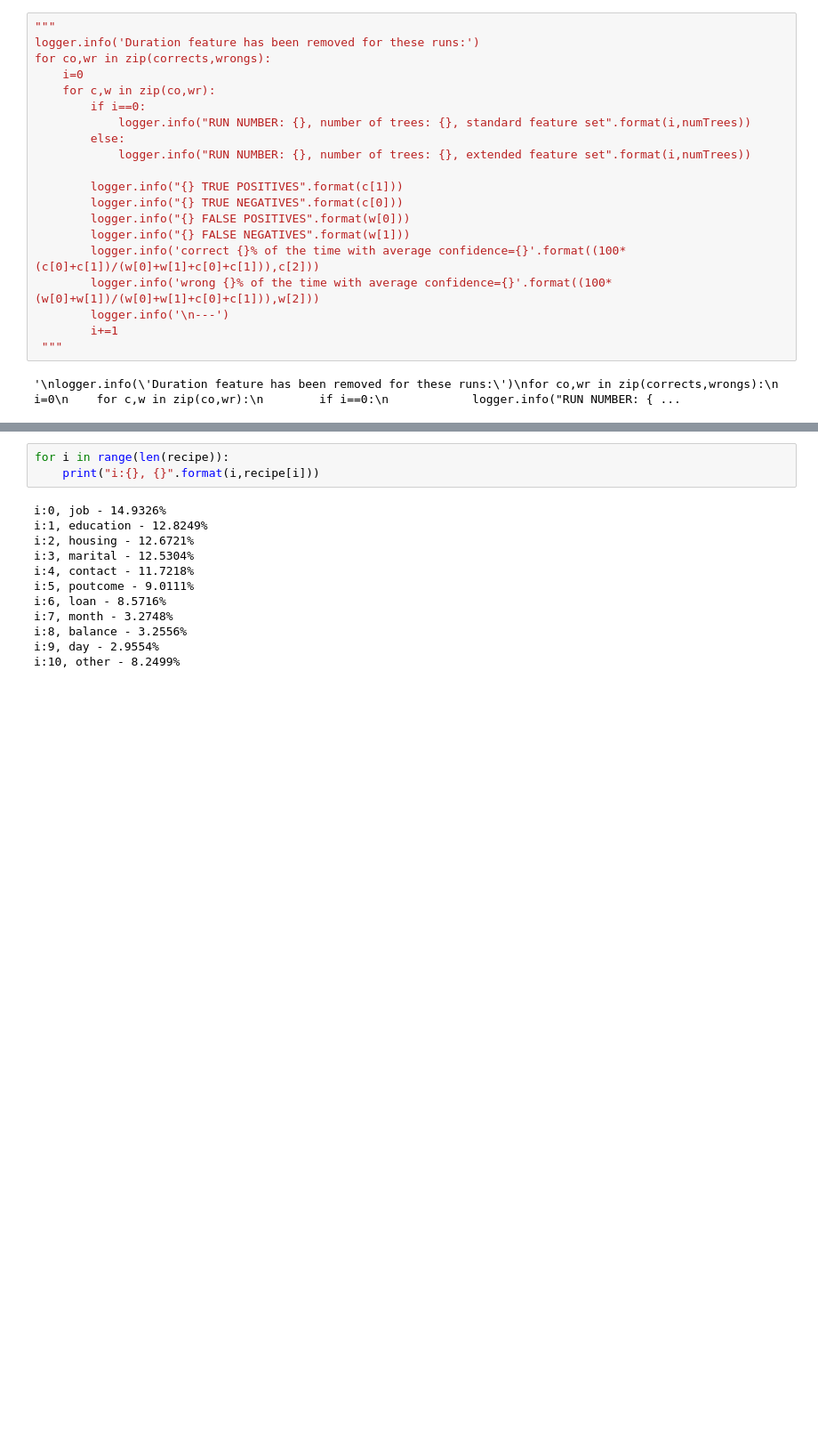
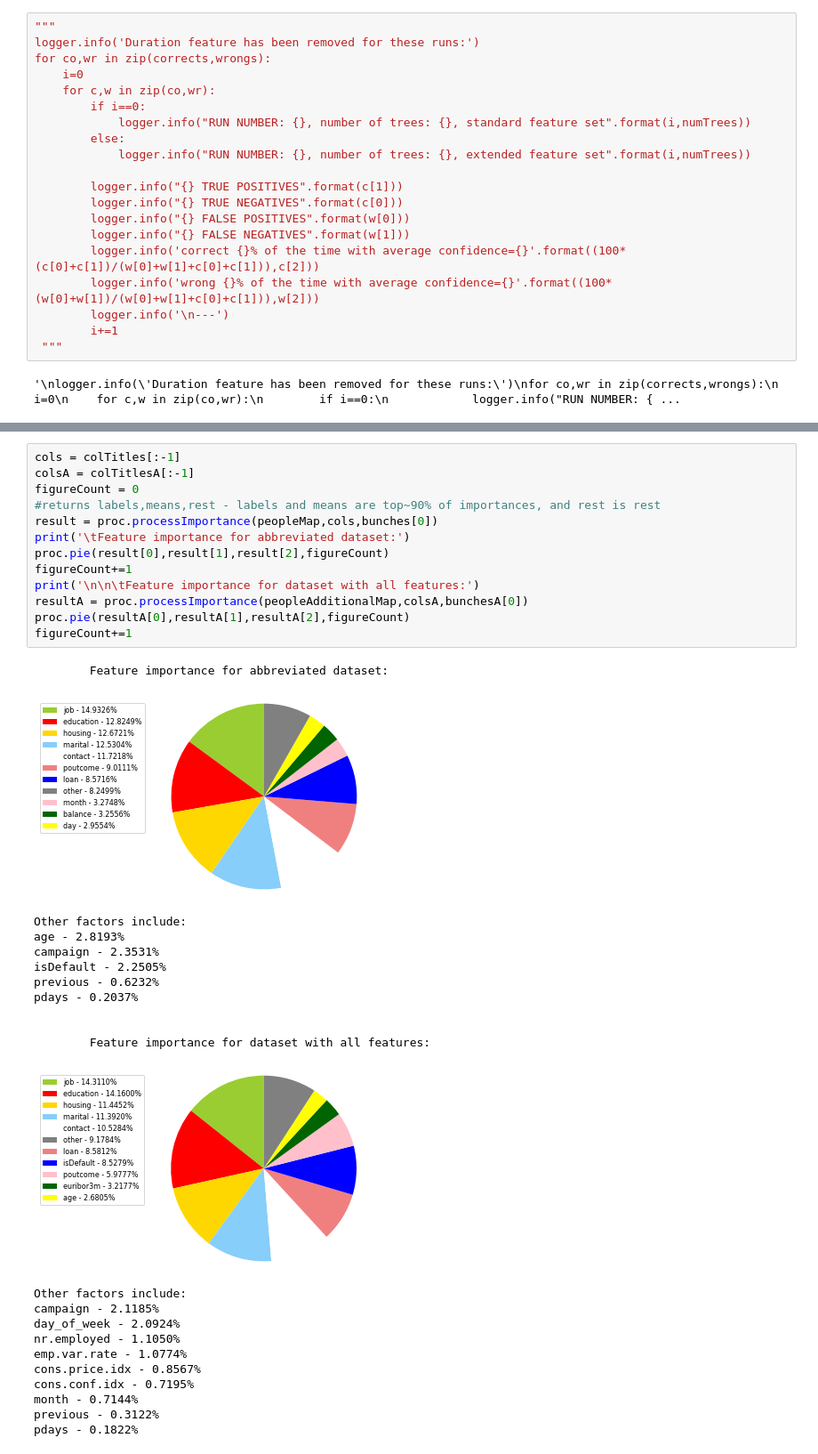
Before and after one commit to jakeypakey/telemarket_data, a Jupyter notebook: data_visualize_info.ipynb, the cells around one changed output, grey strips where cells are left out. Shown at 89% size. Drawn from its saved outputs; the diff is of its cells as text; blank space fills up the shorter version.

Commit message:
cleanup importance viz'

```diff
--- a/data_visualize_info.ipynb
+++ b/data_visualize_info.ipynb
@@ -372,15 +313,36 @@ pdays - 0.2037%
-# %%
-for i in range(len(recipe)):
-    print("i:{}, {}".format(i,recipe[i]))
-# %% [output]
-i:0, job - 14.9326%
-i:1, education - 12.8249%
-i:2, housing - 12.6721%
-i:3, marital - 12.5304%
-i:4, contact - 11.7218%
-i:5, poutcome - 9.0111%
-i:6, loan - 8.5716%
-i:7, month - 3.2748%
-i:8, balance - 3.2556%
-i:9, day - 2.9554%
-i:10, other - 8.2499%
+# %%
+cols = colTitles[:-1]
+colsA = colTitlesA[:-1]
+figureCount = 0
+#returns labels,means,rest - labels and means are top~90% of importances, and rest is rest
+result = proc.processImportance(peopleMap,cols,bunches[0])
+print('\tFeature importance for abbreviated dataset:')
+proc.pie(result[0],result[1],result[2],figureCount)
+figureCount+=1
+print('\n\n\tFeature importance for dataset with all features:')
+resultA = proc.processImportance(peopleAdditionalMap,colsA,bunchesA[0])
+proc.pie(resultA[0],resultA[1],resultA[2],figureCount)
+figureCount+=1
+# %% [output]
+        Feature importance for abbreviated dataset:
+[figure, added]
+Other factors include:
+age - 2.8193%
+campaign - 2.3531%
+isDefault - 2.2505%
+previous - 0.6232%
+pdays - 0.2037%
+
+
+        Feature importance for dataset with all features:
+[figure, added]
+Other factors include:
+campaign - 2.1185%
+day_of_week - 2.0924%
+nr.employed - 1.1050%
+emp.var.rate - 1.0774%
+cons.price.idx - 0.8567%
+cons.conf.idx - 0.7195%
+month - 0.7144%
+previous - 0.3122%
+pdays - 0.1822%
```
Also changed, not shown: parts of 2 cells of this notebook, 1 other file.
